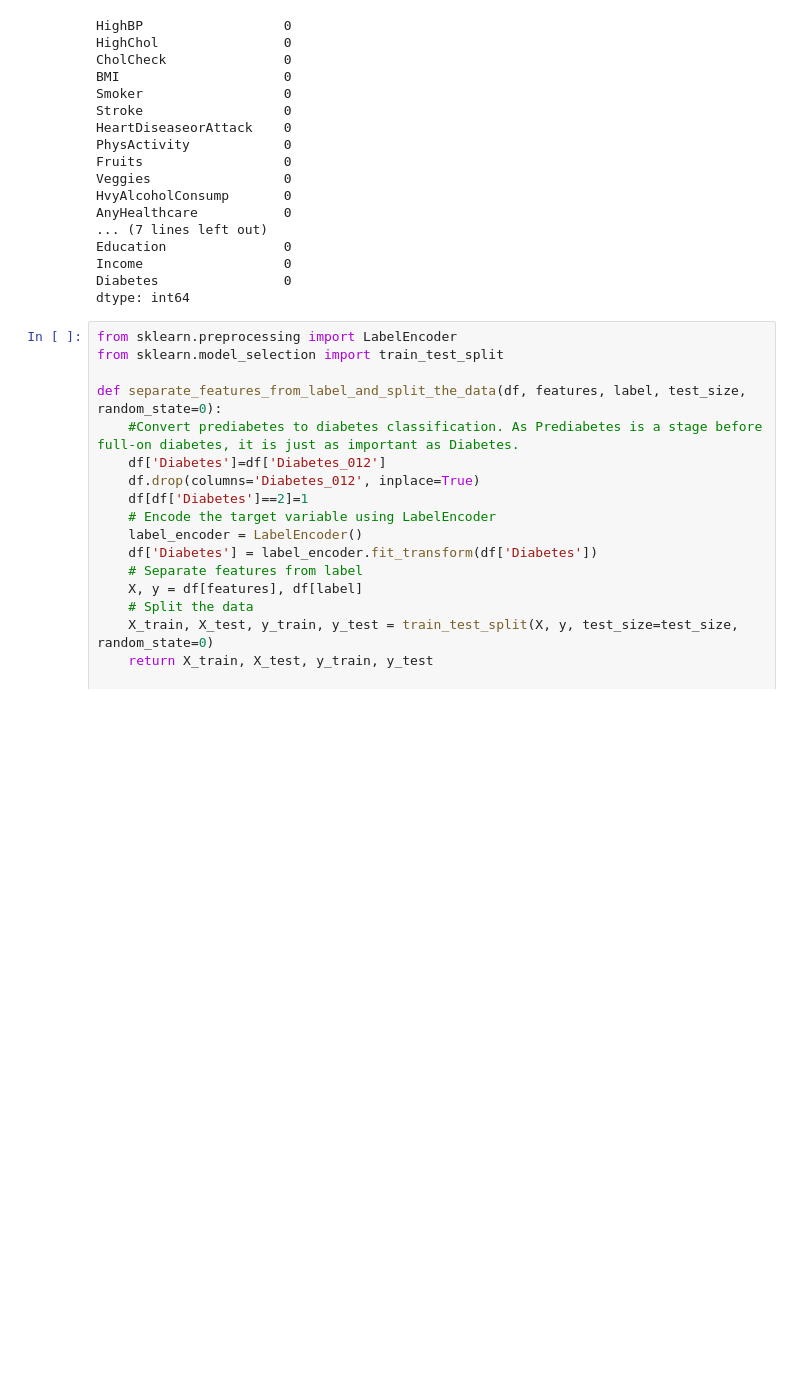
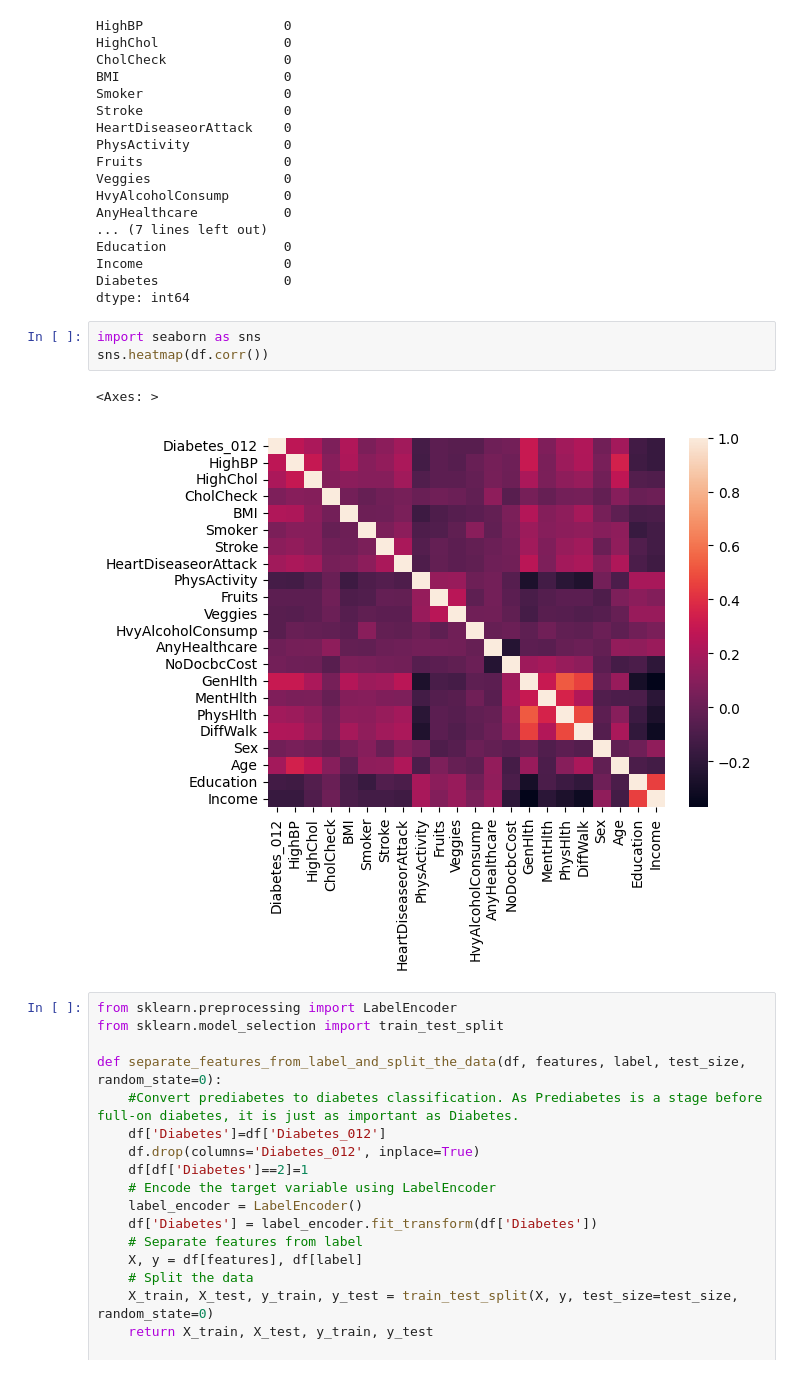
Before and after one commit to CoreyJiaJinHe/DataAnalysisProject, a Jupyter notebook: jupyterlab files/Diabetes.ipynb, the cells around one changed output. Drawn from its saved outputs; the diff is of its cells as text; blank space fills up the shorter version.

Commit message:
imported seaborn

```diff
--- a/jupyterlab files/Diabetes.ipynb
+++ b/jupyterlab files/Diabetes.ipynb
@@ -206,6 +206,12 @@ Education               0
 Income                  0
 Diabetes                0
 dtype: int64
+# %%
+import seaborn as sns
+sns.heatmap(df.corr())
+# %% [output]
+<Axes: >
+[figure, added]
 # %%
 from sklearn.preprocessing import LabelEncoder
 from sklearn.model_selection import train_test_split
```
